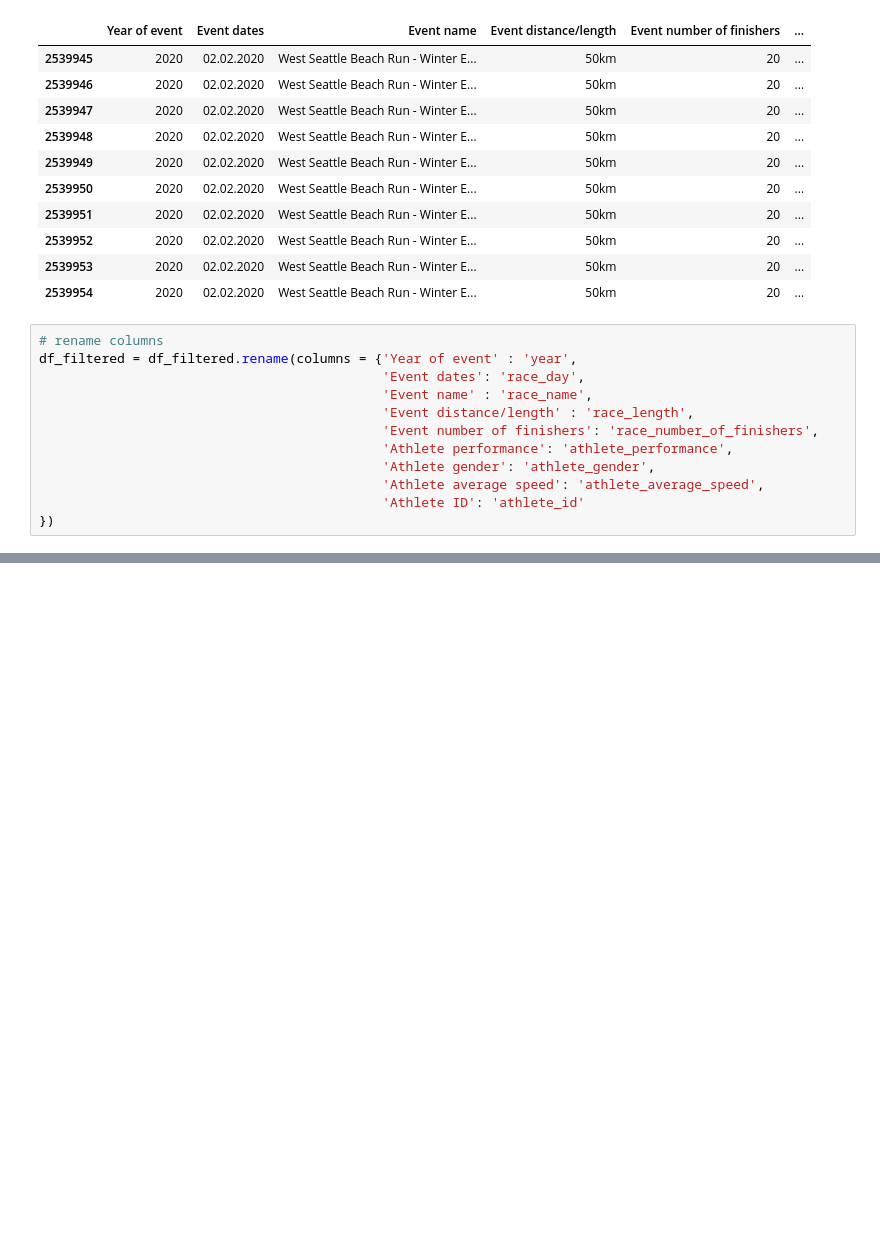
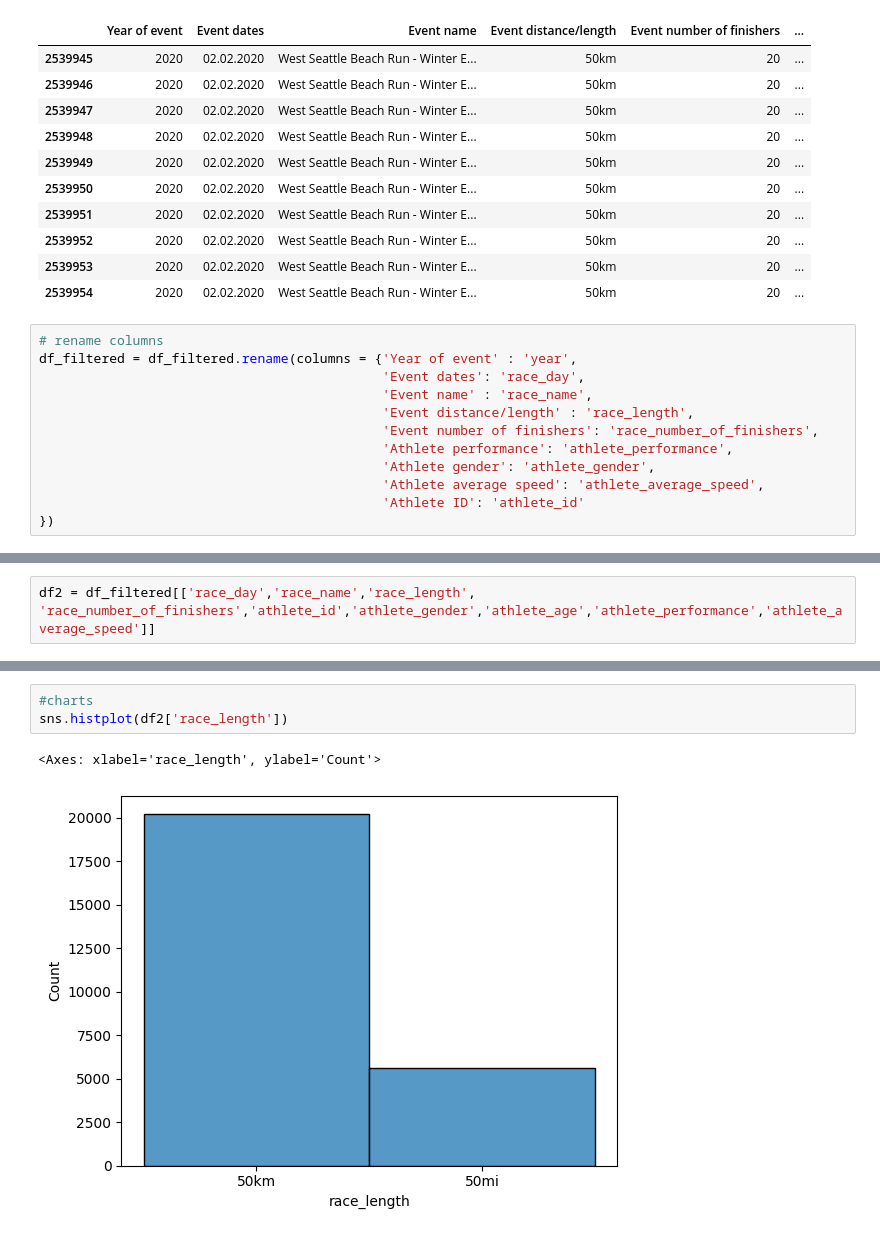
Before and after one commit to AnnieTran2023/Ultra-marathon-running-analysis, a Jupyter notebook: analysis.ipynb, the cells around one changed output, grey strips where cells are left out. Drawn from its saved outputs; the diff is of its cells as text; blank space fills up the shorter version.

Commit message:
data visualization with histogram

```diff
--- a/analysis.ipynb
+++ b/analysis.ipynb
@@ -295,3 +295,5 @@ df_filtered.head()
 | 2539947 | 2020 | 02.02.2020 | West Seattle Beach Run - Winter E... | 50km | 20 | 4:07:57 | M | ... |
 | 2539948 | 2020 | 02.02.2020 | West Seattle Beach Run - Winter E... | 50km | 20 | 4:22:02 | M | ... |
 | 2539949 | 2020 | 02.02.2020 | West Seattle Beach Run - Winter E... | 50km | 20 | 4:27:34 | M | ... |
+# %%
+df2 = df_filtered[['race_day','race_name','race_length', 'race_number_of_finishers','athlete_id','athlete_gender','athlete_age','athlete_performance','athlete_average_speed']]
@@ -297,0 +314,6 @@ df_filtered.head()
+# %%
+#charts
+sns.histplot(df2['race_length'])
+# %% [output]
+<Axes: xlabel='race_length', ylabel='Count'>
+[figure, added]
```
Also changed, not shown: parts of 3 cells of this notebook.
